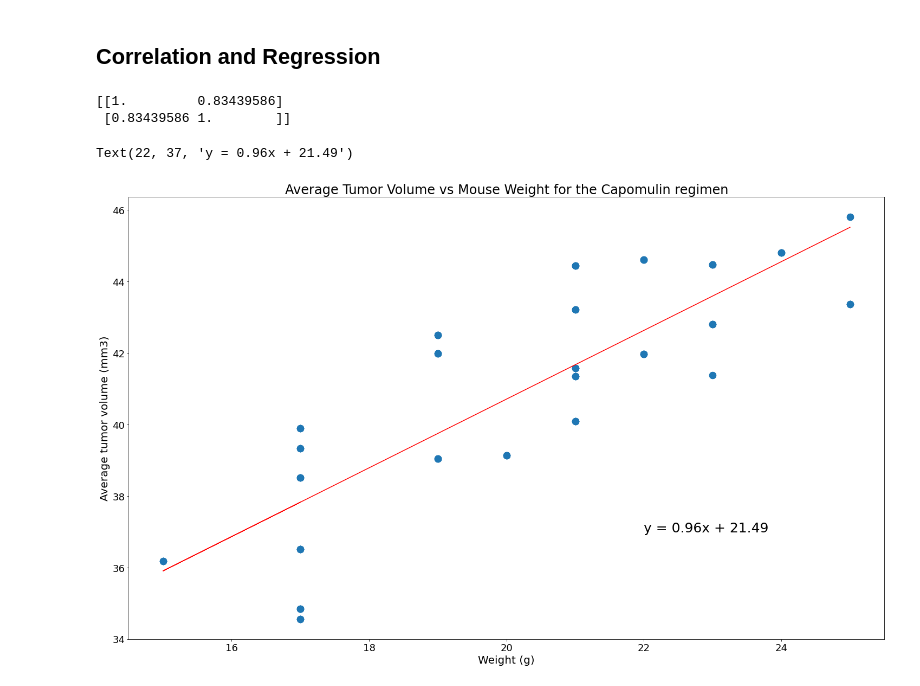
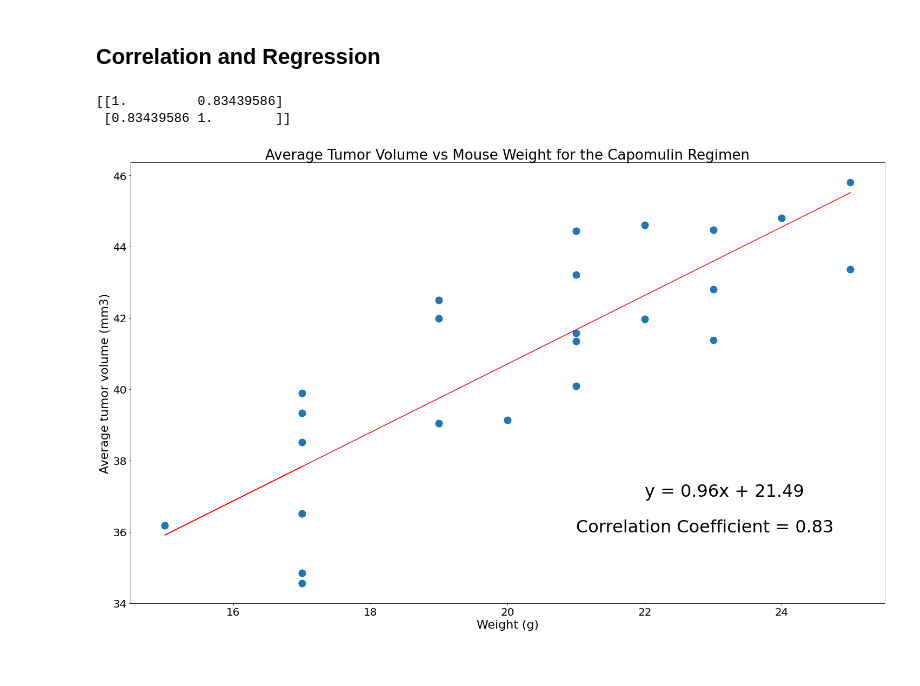
Before and after one commit to mcastl/Matplotlib-Challenge, a Jupyter notebook: Matplotlib-Challenge.ipynb, the cells around one changed output. Saved outputs shown, nothing was run; the diff lists cells and outputs as text; code cells hidden in the pictures.

```diff
--- a/Matplotlib-Challenge.ipynb
+++ b/Matplotlib-Challenge.ipynb
@@ -289,24 +292,27 @@ Text(0.5, 1.0, 'Average Tumor Volume vs Mouse Weight for the Capomulin regimen')
 # %%
 # Calculate the correlation coefficient for mouse weight and average tumor volume for the Capomulin regimen
 corr_coef = np.corrcoef(Capomulin_avg_vol["Weight (g)"], Capomulin_avg_vol["Average Volume"])
 print(corr_coef)
 #Calculate linear regression model for mouse weight and average tumor volume for the Capomulin regimen
 (slope, intercept, rvalue, pvalue, stderr) = linregress(Capomulin_avg_vol["Weight (g)"], Capomulin_avg_vol["Average Volume"])
 Lin_reg = (Capomulin_avg_vol["Weight (g)"]) * slope + intercept
+#Plot the linear regression model on top of the previous scatter plot.
 plt.figure(figsize=(25, 15))
 plt.scatter(Capomulin_avg_vol["Weight (g)"], Capomulin_avg_vol["Average Volume"], s = 150)
 plt.plot((Capomulin_avg_vol["Weight (g)"]), Lin_reg, "r-")
-plt.xlabel("Weight (g)", fontsize = 20)
-plt.ylabel("Average tumor volume (mm3)", fontsize = 20)
-plt.xticks(size = 18)
-plt.yticks(size = 18)
-plt.title("Average Tumor Volume vs Mouse Weight for the Capomulin regimen", fontsize = 24)
+plt.xlabel("Weight (g)", fontsize = 22)
+plt.ylabel("Average tumor volume (mm3)", fontsize = 22)
+plt.xticks(size = 20)
+plt.yticks(size = 20)
+plt.title("Average Tumor Volume vs Mouse Weight for the Capomulin Regimen", fontsize = 26)
 
 #Show regression equation
 reg_eq= "y = " + str(round(slope,2)) + "x + " + str(round(intercept,2))
-plt.annotate(reg_eq, xy=(22,37), color="black", fontsize = 25)
+plt.annotate(reg_eq, xy=(22,37), color="black", fontsize = 32)
+coef= "Correlation Coefficient = 0.83"
+plt.annotate(coef, xy=(21,36), color = "black", fontsize =32)
+plt.show()
 # %% [output]
 [[1.         0.83439586]
  [0.83439586 1.        ]]
-Text(22, 37, 'y = 0.96x + 21.49')
-[figure, old version]
+[figure, new version]
```
Also changed, not shown: parts of 2 cells of this notebook.
